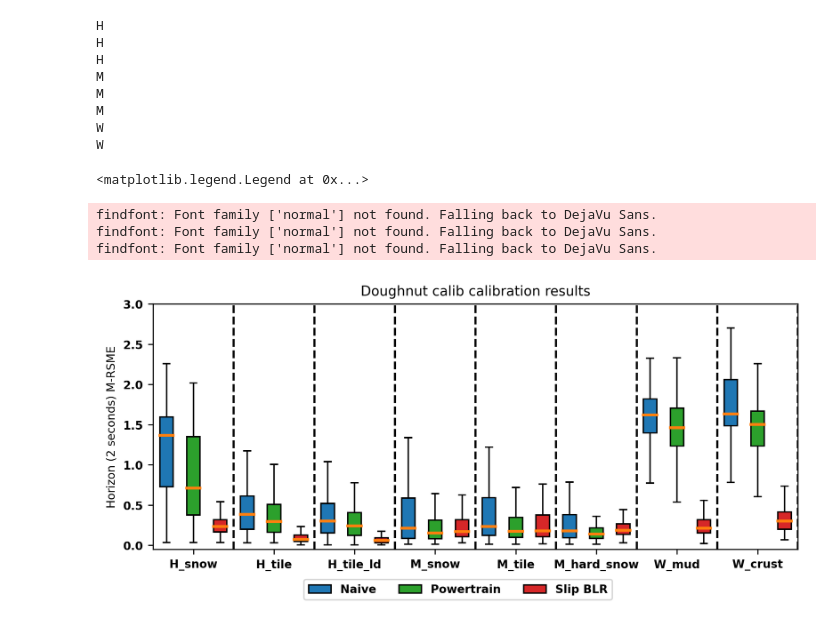
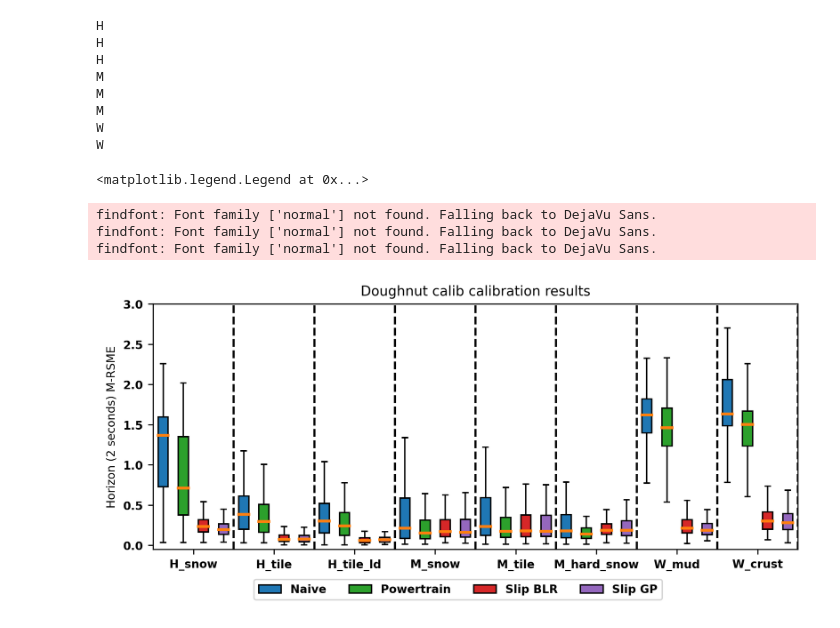
Before and after one commit to norlab-ulaval/norlab_WMRD, a Jupyter notebook: RAL2023/prediction_errors.ipynb, the cells around one changed output. Drawn from its saved outputs; the diff is of its cells as text; code cells hidden in the pictures.

Commit message:
slip gp model now functionnal

```diff
--- a/RAL2023/prediction_errors.ipynb
+++ b/RAL2023/prediction_errors.ipynb
@@ -189,10 +190,21 @@ blr_param_paths.append('../data/ral2023_dataset/husky/grand_salon_tile_inflated/
 blr_param_paths.append('../data/ral2023_dataset/husky/grand_salon_left-deflated/trained_params/slip/blr/steady-state/')
 blr_param_paths.append('../data/ral2023_dataset/marmotte/boreal_snow/trained_params/slip/blr/steady-state/')
 blr_param_paths.append('../data/ral2023_dataset/marmotte/grand_salon_tile_b/trained_params/slip/blr/steady-state/')
-# blr_param_paths.append('../data/ral2023_dataset/marmotte/ga_hard_snow_a/trained_params/slip/blr/steady-state/')
+        # blr_param_paths.append('../data/ral2023_dataset/marmotte/ga_hard_snow_a/trained_params/slip/blr/steady-state/')
 blr_param_paths.append('../data/ral2023_dataset/marmotte/ga_hard_snow_b/trained_params/slip/blr/steady-state/')
 blr_param_paths.append('../data/ral2023_dataset/warthog_tracks/boreal_mud/trained_params/slip/blr/steady-state/')
 blr_param_paths.append('../data/ral2023_dataset/warthog_tracks/grand-axe_crusted-snow/trained_params/slip/blr/steady-state/')
+
+gp_param_paths = []
+gp_param_paths.append('../data/ral2023_dataset/husky/boreal_snow/trained_params/slip/gp/steady-state/')
+gp_param_paths.append('../data/ral2023_dataset/husky/grand_salon_tile_inflated/trained_params/slip/gp/steady-state/')
+gp_param_paths.append('../data/ral2023_dataset/husky/grand_salon_left-deflated/trained_params/slip/gp/steady-state/')
+gp_param_paths.append('../data/ral2023_dataset/marmotte/boreal_snow/trained_params/slip/gp/steady-state/')
+gp_param_paths.append('../data/ral2023_dataset/marmotte/ga_hard_snow_a/trained_params/slip/gp/steady-state/')
+        # gp_param_paths.append('../data/ral2023_dataset/marmotte/ga_hard_snow_b/trained_params/slip/gp/steady-state/')
+gp_param_paths.append('../data/ral2023_dataset/marmotte/grand_salon_tile_b/slip_dataset_all.pkl')
+gp_param_paths.append('../data/ral2023_dataset/warthog_tracks/boreal_mud/trained_params/slip/gp/steady-state/')
+gp_param_paths.append('../data/ral2023_dataset/warthog_tracks/grand-axe_crusted-snow/trained_params/slip/gp/steady-state/')
 
 # robot = 'husky'
 robot = 'marmotte'
@@ -386,6 +425,7 @@ medians_color = 'C1'
 cmd_box_color = 'C0'
 powertrain_box_color = 'C2'
 blr_slip_box_color = 'C3'
+gp_slip_box_color = 'C4'
 boxplots_width = 0.5
 
 y_max = 3.0
@@ -393,45 +433,51 @@ y_min = -0.05
 
 for i in range(len(validate_datasets)):
     # print(cmd_idd_prediction_errors_list[i])
-    cmd = ax.boxplot(cmd_idd_prediction_errors_list[i], positions = [3*i], widths=boxplots_width, showfliers=False, patch_artist=True,
+    cmd = ax.boxplot(cmd_idd_prediction_errors_list[i], positions = [4*i], widths=boxplots_width, showfliers=False, patch_artist=True,
                    boxprops=dict(facecolor = cmd_box_color, color = 'k'),
                    whiskerprops=dict(color='k'),
                    medianprops=dict(color=medians_color, linewidth=2))
 
-    pwrtrn = ax.boxplot(transitory_idd_prediction_errors_list[i], positions = [3*i+1], widths=boxplots_width, showfliers=False, patch_artist=True,
+    pwrtrn = ax.boxplot(transitory_idd_prediction_errors_list[i], positions = [4*i+1], widths=boxplots_width, showfliers=False, patch_artist=True,
                    boxprops=dict(facecolor = powertrain_box_color, color = 'k'),
                    whiskerprops=dict(color='k'),
                    medianprops=dict(color=medians_color, linewidth=2))
 
-    blr_slip = ax.boxplot(blr_slip_prediction_errors_list[i], positions = [3*i+2], widths=boxplots_width, showfliers=False, patch_artist=True,
+    blr_slip = ax.boxplot(blr_slip_prediction_errors_list[i], positions = [4*i+2], widths=boxplots_width, showfliers=False, patch_artist=True,
                    boxprops=dict(facecolor = blr_slip_box_color, color = 'k'),
                    whiskerprops=dict(color='k'),
                    medianprops=dict(color=medians_color, linewidth=2))
 
-    ax.vlines(3*i+2.5, y_min, y_max, colors='k', linestyles='dashed')
+    blr_slip = ax.boxplot(gp_slip_prediction_errors_list[i], positions = [4*i+3], widths=boxplots_width, showfliers=False, patch_artist=True,
+                   boxprops=dict(facecolor = gp_slip_box_color, color = 'k'),
+                   whiskerprops=dict(color='k'),
+                   medianprops=dict(color=medians_color, linewidth=2))
+
+    ax.vlines(4*i+3.5, y_min, y_max, colors='k', linestyles='dashed')
 
 ax.set_ylim(y_min, y_max)
 
 xticks = []
 for i in range(len(dataset_labels)):
-    xticks.append(3*i+1)
+    xticks.append(4*i+1.5)
 ax.set_xticks(xticks)
 ax.set_xticklabels(dataset_labels)
 ax.set_ylabel('Horizon (2 seconds) M-RSME')
 ax.set_title('Doughnut calib calibration results')
 
 # legend
-legend_elements = [Rectangle((0,0), width=5, height=3, facecolor='C0', label='Naive', linestyle='solid', edgecolor='k'),
-                   Rectangle((0,0), width=5, height=3, facecolor='C2', label='Powertrain', linestyle='solid', edgecolor='k'),
-                  Rectangle((0,0), width=5, height=3, facecolor='C3', label='Slip BLR', linestyle='solid', edgecolor='k')]
+legend_elements = [Rectangle((0,0), width=5, height=3, facecolor=cmd_box_color, label='Naive', linestyle='solid', edgecolor='k'),
+                   Rectangle((0,0), width=5, height=3, facecolor=powertrain_box_color, label='Powertrain', linestyle='solid', edgecolor='k'),
+                  Rectangle((0,0), width=5, height=3, facecolor=blr_slip_box_color, label='Slip BLR', linestyle='solid', edgecolor='k'),
+                  Rectangle((0,0), width=5, height=3, facecolor=gp_slip_box_color, label='Slip GP', linestyle='solid', edgecolor='k')]
 
-fig.legend(handles=legend_elements, loc='center', ncol=3, bbox_to_anchor=(0.5,0))
+fig.legend(handles=legend_elements, loc='center', ncol=4, bbox_to_anchor=(0.5,0))
 # %% [output]
 <matplotlib.legend.Legend at 0x...>
 findfont: Font family ['normal'] not found. Falling back to DejaVu Sans.
 findfont: Font family ['normal'] not found. Falling back to DejaVu Sans.
 findfont: Font family ['normal'] not found. Falling back to DejaVu Sans.
-[figure, old version]
+[figure, new version]
 # %%
 # evaluate error with respect to number of training timesteps
 
```
Also changed, not shown: parts of 5 cells of this notebook, 3 other files.
